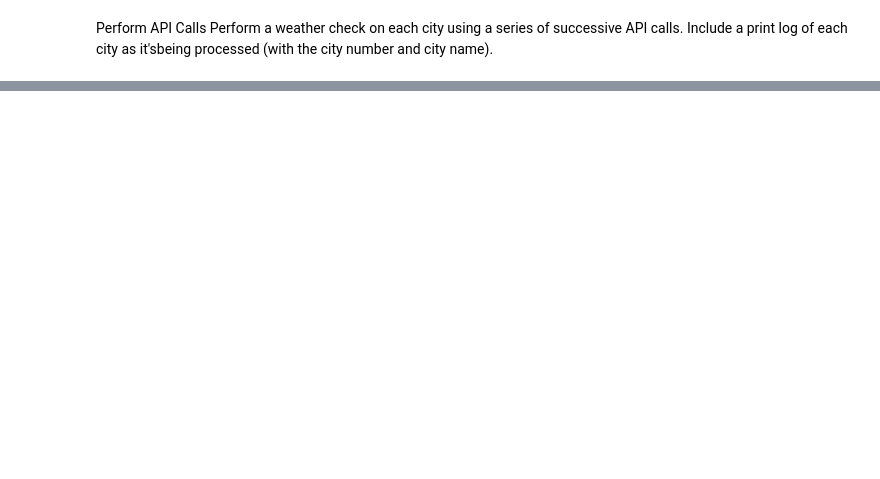
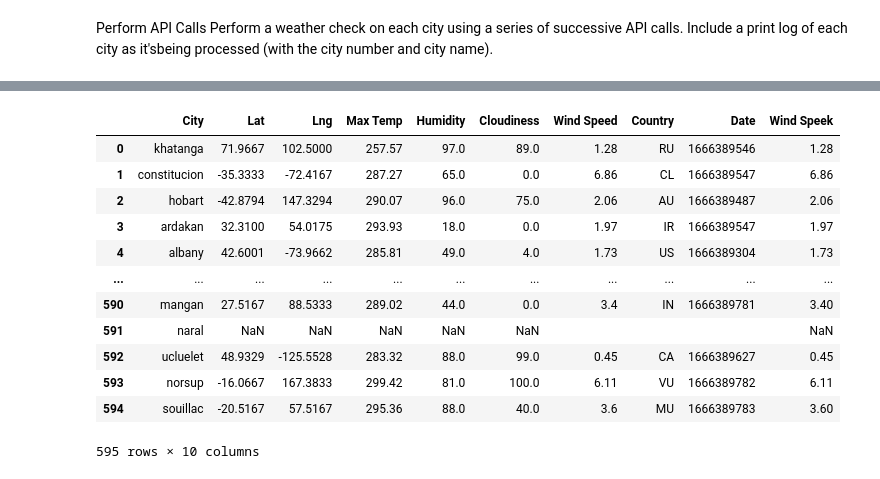
Before and after one commit to Colleen-Cobb/python-api-challenge, a Jupyter notebook: WeatherPy/WeatherPy.ipynb, the cells around one changed output, grey strips where cells are left out. Cells and saved outputs as stored; diff of their text form; code cells hidden in the pictures; blank space fills up the shorter version.

```diff
--- a/WeatherPy/WeatherPy.ipynb
+++ b/WeatherPy/WeatherPy.ipynb
@@ -147,0 +157,23 @@ city_weather.head()
+# %%
+city_weather["Lat"]=pd.to_numeric(city_weather["Lat"], errors='coerce')
+city_weather["Lng"]=pd.to_numeric(city_weather["Lng"], errors='coerce')
+city_weather["Max Temp"]=pd.to_numeric(city_weather["Max Temp"], errors='coerce')
+city_weather["Humidity"]=pd.to_numeric(city_weather["Humidity"], errors='coerce')
+city_weather["Cloudiness"]=pd.to_numeric(city_weather["Cloudiness"], errors='coerce')
+city_weather["Wind Speek"]=pd.to_numeric(city_weather["Wind Speed"], errors='coerce')
+
+city_weather
+# %% [output]
+|  | City | Lat | Lng | Max Temp | Humidity | Cloudiness | Wind Speed | Country | Date | Wind Speek |
+| 0 | khatanga | 71.9667 | 102.5000 | 257.57 | 97.0 | 89.0 | 1.28 | RU | 1666389546 | 1.28 |
+| 1 | constitucion | -35.3333 | -72.4167 | 287.27 | 65.0 | 0.0 | 6.86 | CL | 1666389547 | 6.86 |
+| 2 | hobart | -42.8794 | 147.3294 | 290.07 | 96.0 | 75.0 | 2.06 | AU | 1666389487 | 2.06 |
+| 3 | ardakan | 32.3100 | 54.0175 | 293.93 | 18.0 | 0.0 | 1.97 | IR | 1666389547 | 1.97 |
+| 4 | albany | 42.6001 | -73.9662 | 285.81 | 49.0 | 4.0 | 1.73 | US | 1666389304 | 1.73 |
+| ... | ... | ... | ... | ... | ... | ... | ... | ... | ... | ... |
+| 590 | mangan | 27.5167 | 88.5333 | 289.02 | 44.0 | 0.0 | 3.4 | IN | 1666389781 | 3.40 |
+| 591 | naral | NaN | NaN | NaN | NaN | NaN |  |  |  | NaN |
+| 592 | ucluelet | 48.9329 | -125.5528 | 283.32 | 88.0 | 99.0 | 0.45 | CA | 1666389627 | 0.45 |
+| 593 | norsup | -16.0667 | 167.3833 | 299.42 | 81.0 | 100.0 | 6.11 | VU | 1666389782 | 6.11 |
+| 594 | souillac | -20.5167 | 57.5167 | 295.36 | 88.0 | 40.0 | 3.6 | MU | 1666389783 | 3.60 |
+595 rows × 10 columns
```
Also changed, not shown: parts of 12 cells of this notebook, 1 other file.
